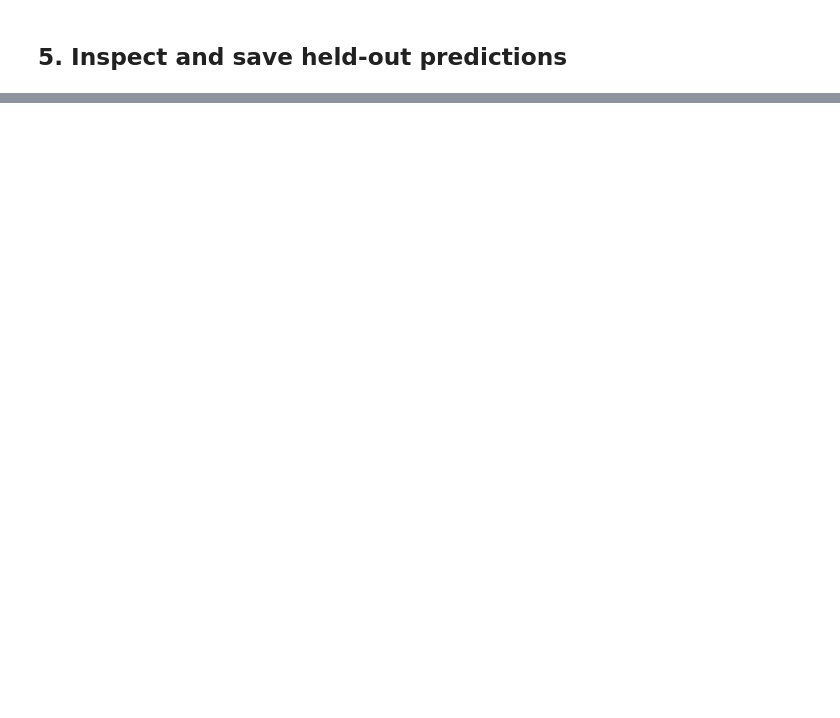
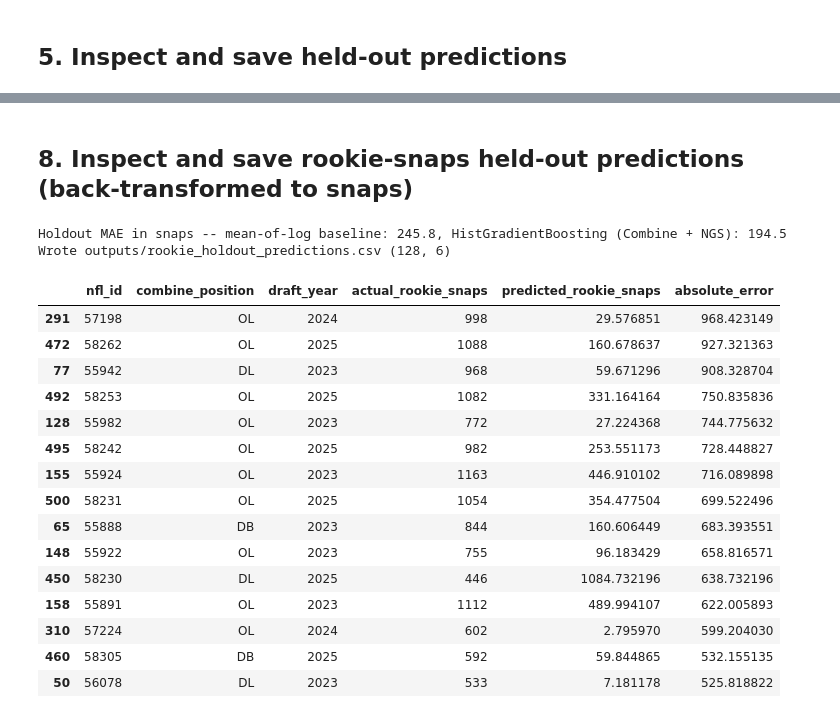
Before and after one commit to JDeleon2342/Stat486-Kaggle-Project, a Jupyter notebook: kaggle_pipeline.ipynb, the cells around one changed output, grey strips where cells are left out. Saved outputs shown, nothing was run; the diff lists cells and outputs as text; code cells hidden in the pictures; blank space fills up the shorter version.

```diff
--- a/kaggle_pipeline.ipynb
+++ b/kaggle_pipeline.ipynb
@@ -127,0 +225,19 @@ Wrote holdout_predictions.csv (128, 4)
+# %%
+games = pd.read_csv(GAMES_PATH, usecols=["game_id", "season", "season_type"])
+plays = pd.read_csv(PLAYER_PLAY_PATH, usecols=["game_id", "nfl_id"])
+plays = (plays.merge(games, on="game_id", how="inner", validate="many_to_one")
+              .merge(data[["nfl_id", "draft_year"]], on="nfl_id", how="inner"))
+rookie_plays = plays[(plays["season"] == plays["draft_year"]) & (plays["season_type"] == "REG")]
+
+data["rookie_snaps"] = data["nfl_id"].map(rookie_plays.groupby("nfl_id").size()).fillna(0).astype(int)
+data["rookie_games"] = data["nfl_id"].map(rookie_plays.groupby("nfl_id")["game_id"].nunique()).fillna(0).astype(int)
+y_rookie = np.log1p(data["rookie_snaps"])
+
+# For the 2025 class the rookie season is the whole career, so this should track career scrimmage snaps.
+c25 = data["draft_year"] == 2025
+scrim = career.set_index("nfl_id").loc[data.loc[c25, "nfl_id"], ["career_offensive_snaps", "career_defensive_snaps"]].sum(axis=1)
+print("Corr(rookie_snaps, career scrimmage snaps), 2025 class:",
+      round(np.corrcoef(data.loc[c25, "rookie_snaps"], scrim.to_numpy())[0, 1], 3))
+print("Share with zero rookie snaps:", round((data["rookie_snaps"] == 0).mean(), 3))
+print("\nRookie snaps by draft class (exposure is now comparable):")
+print(data.groupby("draft_year")["rookie_snaps"].agg(["count", "mean", "median"]).round(1))
@@ -127,0 +258,5 @@ Wrote holdout_predictions.csv (128, 4)
+# %%
+ROOKIE_FEATURE_SETS = {name: [c for c in cols if c not in EXPOSURE] for name, cols in FEATURE_SETS.items()}
+rookie_val, rookie_fitted = evaluate(y_rookie, ROOKIE_FEATURE_SETS)
+rookie_val.to_csv(OUTPUT_DIR / "rookie_validation_metrics.csv", index=False)
+rookie_val.round(3)
@@ -127,0 +274,42 @@ Wrote holdout_predictions.csv (128, 4)
+# %% [markdown]
+## 8. Inspect and save rookie-snaps held-out predictions (back-transformed to snaps)
+# %%
+rookie_pipe = rookie_fitted[("HistGradientBoosting", MAIN_SET)]
+rookie_base = rookie_fitted[("Mean baseline", "-")]
+Xr_val = data.loc[idx_val, ROOKIE_FEATURE_SETS[MAIN_SET]]
+
+rookie_holdout = pd.DataFrame({
+    "nfl_id": data.loc[idx_val, "nfl_id"],
+    "combine_position": data.loc[idx_val, "combine_position"],
+    "draft_year": data.loc[idx_val, "draft_year"],
+    "actual_rookie_snaps": data.loc[idx_val, "rookie_snaps"],
+    "predicted_rookie_snaps": np.clip(np.expm1(rookie_pipe.predict(Xr_val)), 0, None),
+})
+rookie_holdout["absolute_error"] = (rookie_holdout["actual_rookie_snaps"] - rookie_holdout["predicted_rookie_snaps"]).abs()
+rookie_holdout.to_csv(OUTPUT_DIR / "rookie_holdout_predictions.csv", index=False)
+
+base_snaps = np.expm1(rookie_base.predict(Xr_val))
+print(f"Holdout MAE in snaps -- mean-of-log baseline: "
+      f"{mean_absolute_error(rookie_holdout['actual_rookie_snaps'], base_snaps):.1f}, "
+      f"HistGradientBoosting ({MAIN_SET}): {rookie_holdout['absolute_error'].mean():.1f}")
+print(f"Wrote {OUTPUT_DIR / 'rookie_holdout_predictions.csv'}", rookie_holdout.shape)
+rookie_holdout.sort_values("absolute_error", ascending=False).head(15)
+# %% [output]
+Holdout MAE in snaps -- mean-of-log baseline: 245.8, HistGradientBoosting (Combine + NGS): 194.5
+Wrote outputs/rookie_holdout_predictions.csv (128, 6)
+|  | nfl_id | combine_position | draft_year | actual_rookie_snaps | predicted_rookie_snaps | absolute_error |
+| 291 | 57198 | OL | 2024 | 998 | 29.576851 | 968.423149 |
+| 472 | 58262 | OL | 2025 | 1088 | 160.678637 | 927.321363 |
+| 77 | 55942 | DL | 2023 | 968 | 59.671296 | 908.328704 |
+| 492 | 58253 | OL | 2025 | 1082 | 331.164164 | 750.835836 |
+| 128 | 55982 | OL | 2023 | 772 | 27.224368 | 744.775632 |
+| 495 | 58242 | OL | 2025 | 982 | 253.551173 | 728.448827 |
+| 155 | 55924 | OL | 2023 | 1163 | 446.910102 | 716.089898 |
+| 500 | 58231 | OL | 2025 | 1054 | 354.477504 | 699.522496 |
+| 65 | 55888 | DB | 2023 | 844 | 160.606449 | 683.393551 |
+| 148 | 55922 | OL | 2023 | 755 | 96.183429 | 658.816571 |
+| 450 | 58230 | DL | 2025 | 446 | 1084.732196 | 638.732196 |
+| 158 | 55891 | OL | 2023 | 1112 | 489.994107 | 622.005893 |
+| 310 | 57224 | OL | 2024 | 602 | 2.795970 | 599.204030 |
+| 460 | 58305 | DB | 2025 | 592 | 59.844865 | 532.155135 |
+| 50 | 56078 | DL | 2023 | 533 | 7.181178 | 525.818822 |
```
Also changed, not shown: parts of 14 cells of this notebook, 6 other files.
